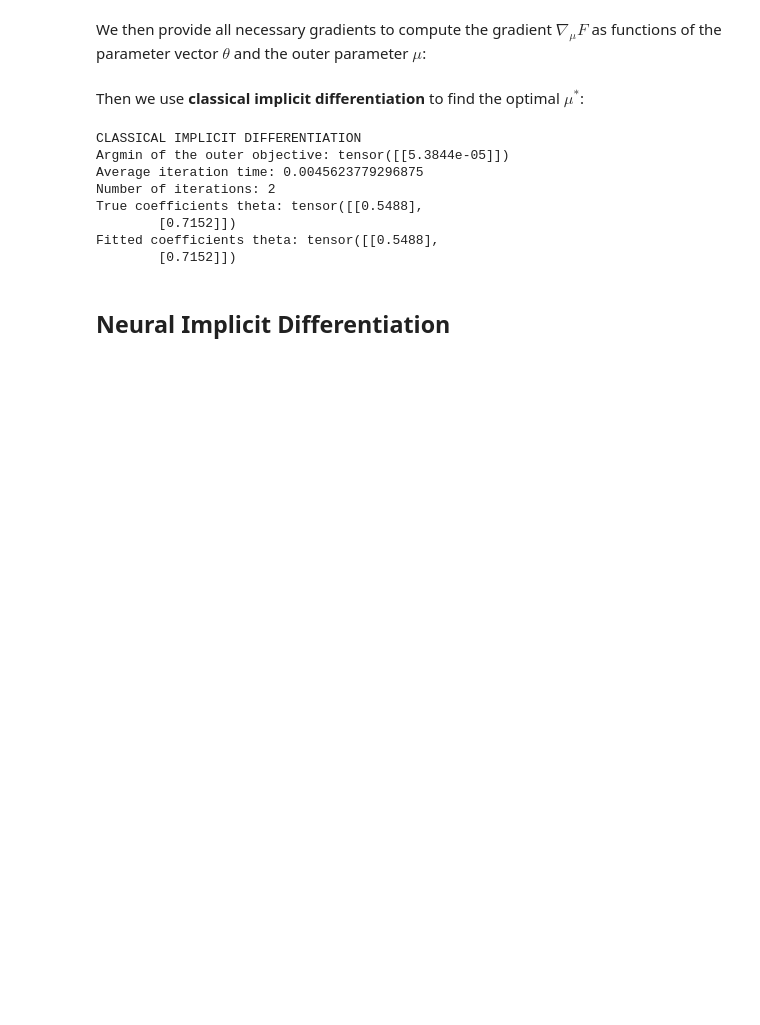
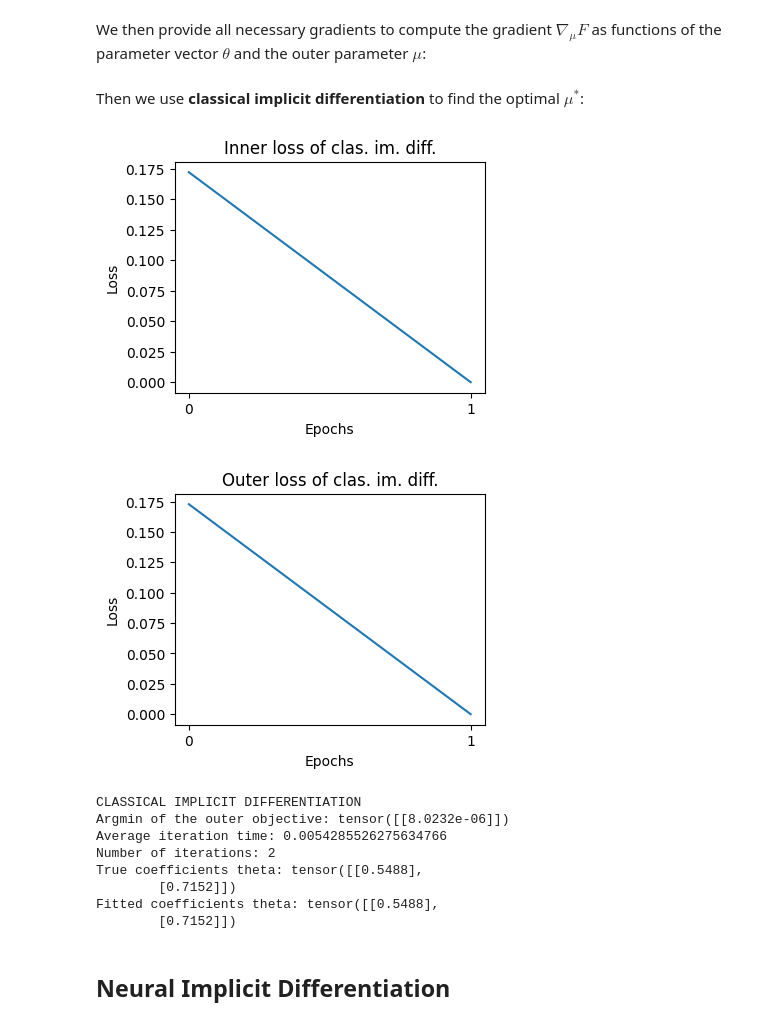
Before and after one commit to petrulii/Bilevel-Optimization-101, a Jupyter notebook: src/bilevel_optimization_deterministic.ipynb, the cells around one changed output. Saved outputs shown, nothing was run; the diff lists cells and outputs as text; code cells hidden in the pictures; blank space fills up the shorter version.

```diff
--- a/src/bilevel_optimization_deterministic.ipynb
+++ b/src/bilevel_optimization_deterministic.ipynb
@@ -89,21 +92,25 @@ ig12 = lambda mu, theta, X_in, y_in: 2 * X_in.T @ X_in @ theta
 Then we use **classical implicit differentiation** to find the optimal $\mu^*$:
 # %%
 # Optimize using classical implicit differention
-bp = BilevelProblem(outer_objective=fo, inner_objective=fi, method="implicit_diff", outer_grad1=og1, outer_grad2=og2, inner_grad22=ig22, inner_grad12=ig12, find_theta_star=find_theta_star, X_outer=X_val, y_outer=y_val, X_inner=X_train, y_inner=y_train)
-mu0 = torch.full((1,1), 1.)
-mu_opt, iters_c, n_iters, times, theta = bp.optimize(mu0, maxiter=maxiter, step=step)
+bp_classic = BilevelProblem(outer_objective=fo, inner_objective=fi, method="implicit_diff", data=dataset, gradients=[og1,og2,ig22,ig12], find_theta_star=find_theta_star)
+mu_opt_c, iters_c, n_iters, times, inner_loss, outer_loss, theta = bp_classic.optimize(mu0, maxiter=maxiter, step=step)
+plot_loss(inner_loss, title="Inner loss of clas. im. diff.")
+plot_loss(outer_loss, title="Outer loss of clas. im. diff.")
+h_star_c = lambda X: X @ theta
 
 # Show results
 print("CLASSICAL IMPLICIT DIFFERENTIATION")
-print("Argmin of the outer objective:", mu_opt)
+print("Argmin of the outer objective:", mu_opt_c)
 print("Average iteration time:", np.average(times))
 print("Number of iterations:", n_iters)
 print("True coefficients theta:", coef)
 print("Fitted coefficients theta:", theta)
 # %% [output]
+[figure, added]
+[figure, added]
 CLASSICAL IMPLICIT DIFFERENTIATION
-Argmin of the outer objective: tensor([[5.3844e-05]])
-Average iteration time: 0.0045623779296875
+Argmin of the outer objective: tensor([[8.0232e-06]])
+Average iteration time: 0.0054285526275634766
 Number of iterations: 2
 True coefficients theta: tensor([[0.5488],
         [0.7152]])
```
Also changed, not shown: parts of 9 cells of this notebook, 3 other files.
